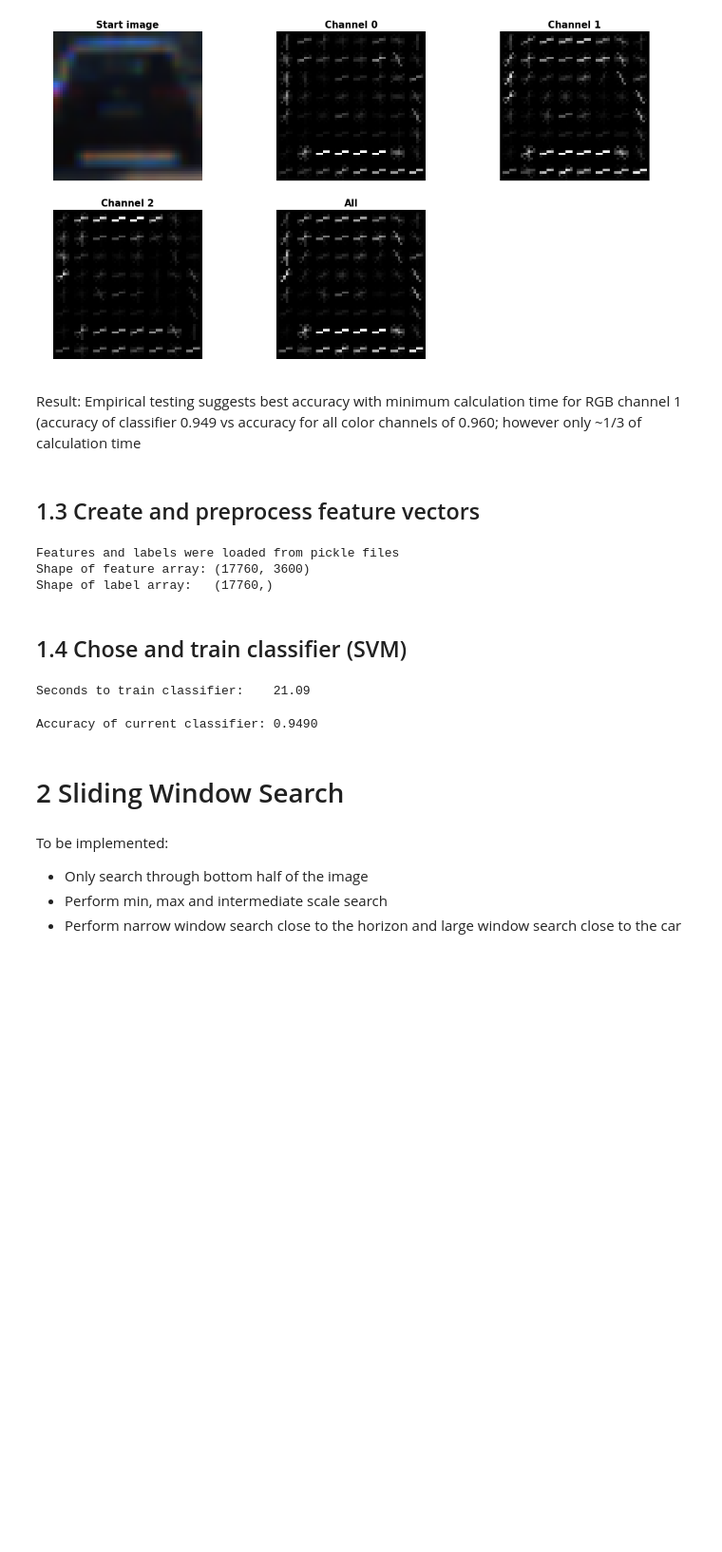
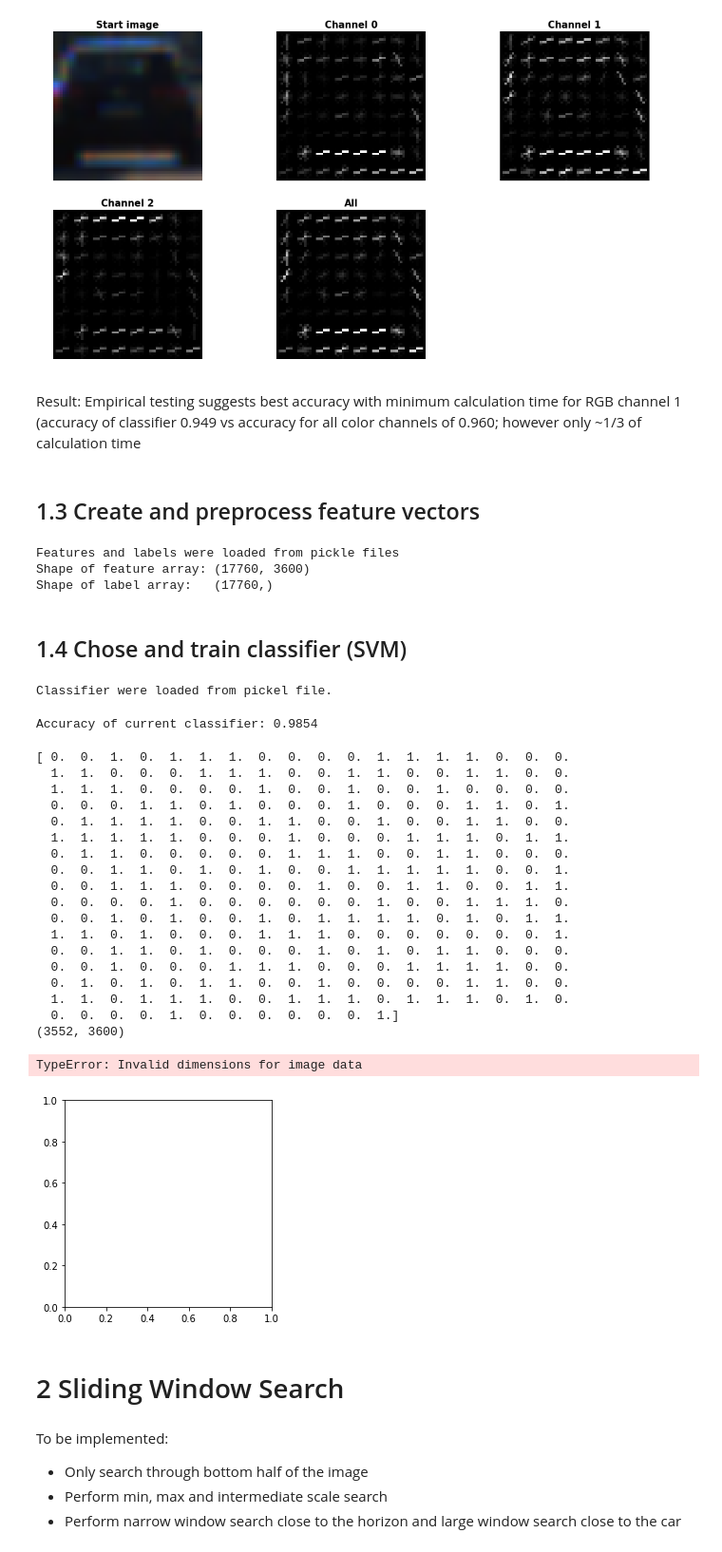
Before and after one commit to Wolfgang90/vehicleTracking, a Jupyter notebook: vehicle_detection_and_tracking.ipynb, the cells around one changed output. Shown: that part at 95% size. Cells and saved outputs as stored; diff of their text form; code cells hidden in the pictures; blank space fills up the shorter version.

Commit message:
Implemented until window prediction (not working properly)

```diff
--- a/vehicle_detection_and_tracking.ipynb
+++ b/vehicle_detection_and_tracking.ipynb
@@ -138,14 +145,17 @@ def color_hist(img, nbins=32, bins_range=(0, 256)):
 def extract_features(imgs, color_space='RGB', spatial_size=(32, 32),
                         hist_bins=32, orient=9,
                         pix_per_cell=8, cell_per_block=2, hog_channel=0,
-                        spatial_feat=True, hist_feat=True, hog_feat=True):
+                        spatial_feat=True, hist_feat=True, hog_feat=True, from_file = True):
     # Create a list to append feature vectors to
     features = []
     # Iterate through the list of images
     for file in imgs:
         file_features = []
-        # Read in each one by one
-        image = mpimg.imread(file)
+        if from_file:
+            # Read in each one by one
+            image = mpimg.imread(file)
+        else:
+            image = file
         # apply color conversion if other than 'RGB'
         if color_space != 'RGB':
             if color_space == 'HSV':
@@ -375,13 +385,39 @@ except:
     with open("classifier.p","wb") as cls:
         pickle.dump(svc,cls)
 # %% [output]
-Seconds to train classifier:    21.09
+Classifier were loaded from pickel file.
 # %%
 # Evaluate classifier
 accuracy = svc.score(X_test, y_test)
 print("Accuracy of current classifier:\t{:.4f}".format(accuracy))
 # %% [output]
-Accuracy of current classifier: 0.9490
+Accuracy of current classifier: 0.9854
+# %%
+test_number = 1
+print(svc.predict(X_test[0:300]))
+print(X_test.shape)
+plt.imshow(X_test[test_number])
+# %% [output]
+[ 0.  0.  1.  0.  1.  1.  1.  0.  0.  0.  0.  1.  1.  1.  1.  0.  0.  0.
+  1.  1.  0.  0.  0.  1.  1.  1.  0.  0.  1.  1.  0.  0.  1.  1.  0.  0.
+  1.  1.  1.  0.  0.  0.  0.  1.  0.  0.  1.  0.  0.  1.  0.  0.  0.  0.
+  0.  0.  0.  1.  1.  0.  1.  0.  0.  0.  1.  0.  0.  0.  1.  1.  0.  1.
+  0.  1.  1.  1.  1.  0.  0.  1.  1.  0.  0.  1.  0.  0.  1.  1.  0.  0.
+  1.  1.  1.  1.  1.  0.  0.  0.  1.  0.  0.  0.  1.  1.  1.  0.  1.  1.
+  0.  1.  1.  0.  0.  0.  0.  0.  1.  1.  1.  0.  0.  1.  1.  0.  0.  0.
+  0.  0.  1.  1.  0.  1.  0.  1.  0.  0.  1.  1.  1.  1.  1.  0.  0.  1.
+  0.  0.  1.  1.  1.  0.  0.  0.  0.  1.  0.  0.  1.  1.  0.  0.  1.  1.
+  0.  0.  0.  0.  1.  0.  0.  0.  0.  0.  0.  1.  0.  0.  1.  1.  1.  0.
+  0.  0.  1.  0.  1.  0.  0.  1.  0.  1.  1.  1.  1.  0.  1.  0.  1.  1.
+  1.  1.  0.  1.  0.  0.  0.  1.  1.  1.  0.  0.  0.  0.  0.  0.  0.  1.
+  0.  0.  1.  1.  0.  1.  0.  0.  0.  1.  0.  1.  0.  1.  1.  0.  0.  0.
+  0.  0.  1.  0.  0.  0.  1.  1.  1.  0.  0.  0.  1.  1.  1.  1.  0.  0.
+  0.  1.  0.  1.  0.  1.  1.  0.  0.  1.  0.  0.  0.  0.  1.  1.  0.  0.
+  1.  1.  0.  1.  1.  1.  0.  0.  1.  1.  1.  0.  1.  1.  1.  0.  1.  0.
+  0.  0.  0.  0.  1.  0.  0.  0.  0.  0.  0.  1.]
+(3552, 3600)
+TypeError: Invalid dimensions for image data
+[figure, added]
 # %% [markdown]
 # 2 Sliding Window Search
 # %% [markdown]
```
Also changed, not shown: parts of 38 cells of this notebook.
